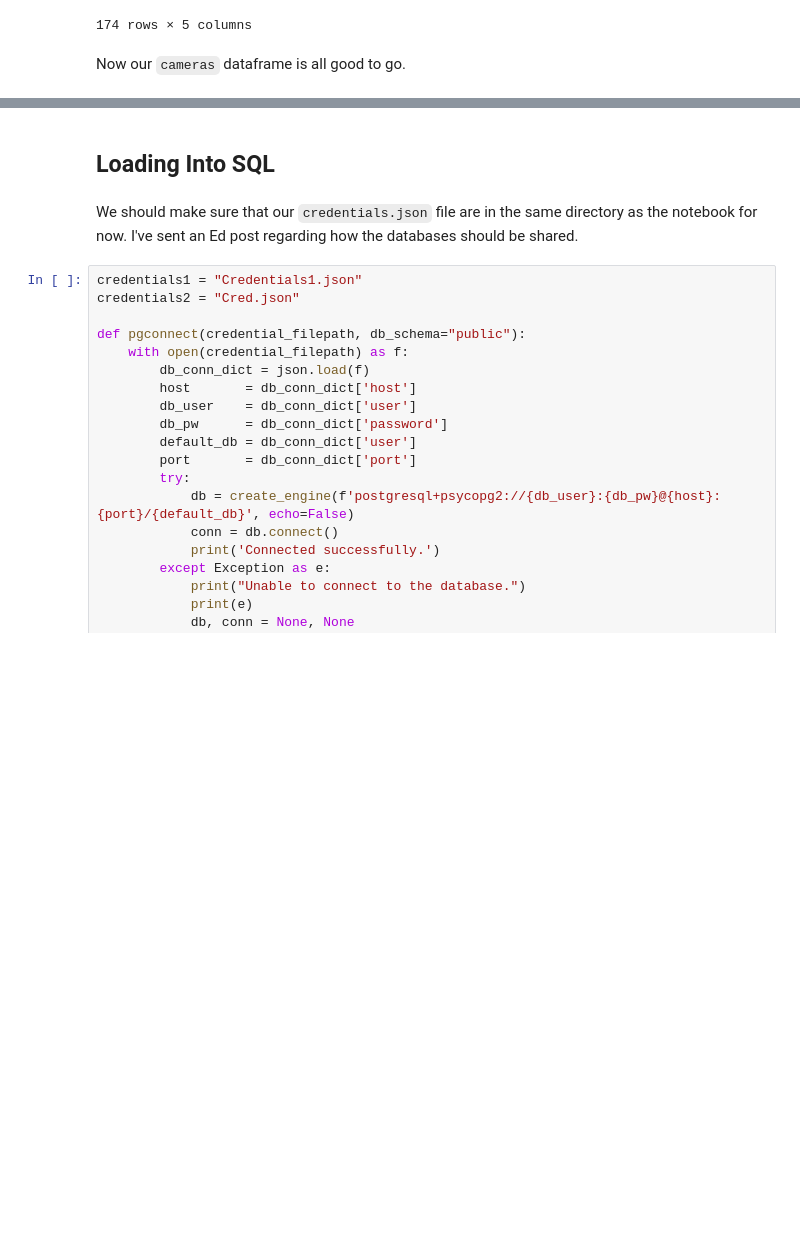
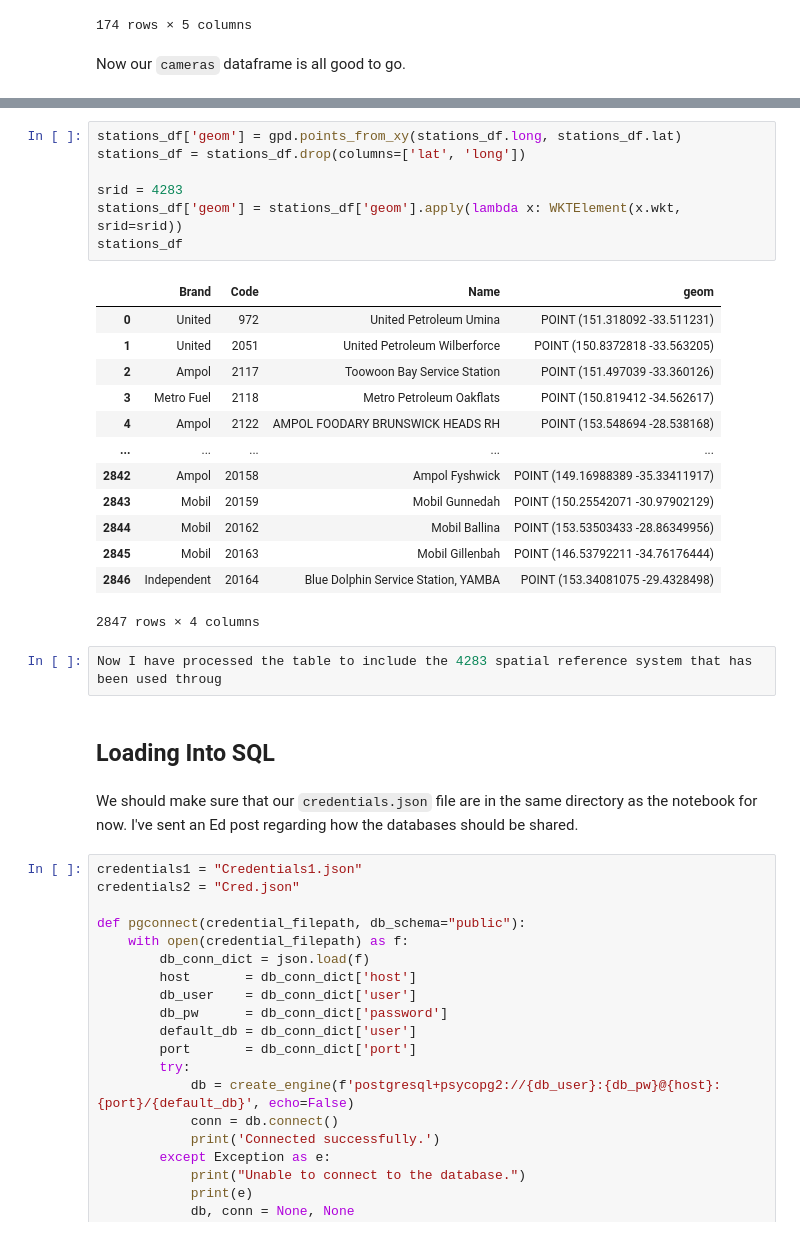
Before and after one commit to infernocadet/greater-sydney-analysis, a Jupyter notebook: Greater Sydney Analysis.ipynb, the cells around one changed output, grey strips where cells are left out. Cells and saved outputs as stored; diff of their text form; blank space fills up the shorter version.

```diff
--- a/Greater Sydney Analysis.ipynb
+++ b/Greater Sydney Analysis.ipynb
@@ -1339,3 +1429,26 @@ Now our `cameras` dataframe is all good to go.
+# %%
+stations_df['geom'] = gpd.points_from_xy(stations_df.long, stations_df.lat)
+stations_df = stations_df.drop(columns=['lat', 'long'])
+
+srid = 4283
+stations_df['geom'] = stations_df['geom'].apply(lambda x: WKTElement(x.wkt, srid=srid))
+stations_df
+# %% [output]
+|  | Brand | Code | Name | geom |
+| 0 | United | 972 | United Petroleum Umina | POINT (151.318092 -33.511231) |
+| 1 | United | 2051 | United Petroleum Wilberforce | POINT (150.8372818 -33.563205) |
+| 2 | Ampol | 2117 | Toowoon Bay Service Station | POINT (151.497039 -33.360126) |
+| 3 | Metro Fuel | 2118 | Metro Petroleum Oakflats | POINT (150.819412 -34.562617) |
+| 4 | Ampol | 2122 | AMPOL FOODARY BRUNSWICK HEADS RH | POINT (153.548694 -28.538168) |
+| ... | ... | ... | ... | ... |
+| 2842 | Ampol | 20158 | Ampol Fyshwick | POINT (149.16988389 -35.33411917) |
+| 2843 | Mobil | 20159 | Mobil Gunnedah | POINT (150.25542071 -30.97902129) |
+| 2844 | Mobil | 20162 | Mobil Ballina | POINT (153.53503433 -28.86349956) |
+| 2845 | Mobil | 20163 | Mobil Gillenbah | POINT (146.53792211 -34.76176444) |
+| 2846 | Independent | 20164 | Blue Dolphin Service Station, YAMBA | POINT (153.34081075 -29.4328498) |
+2847 rows × 4 columns
+# %%
+Now I have processed the table to include the 4283 spatial reference system that has been used throug
 # %% [markdown]
 ## Loading Into SQL
 # %% [markdown]
```
Also changed, not shown: parts of 10 cells of this notebook, 1 other file.
